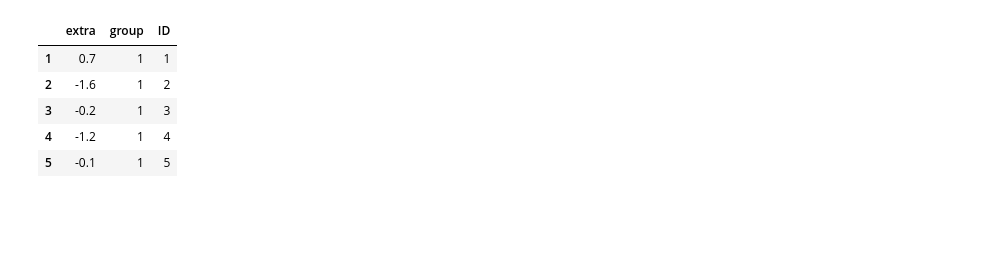
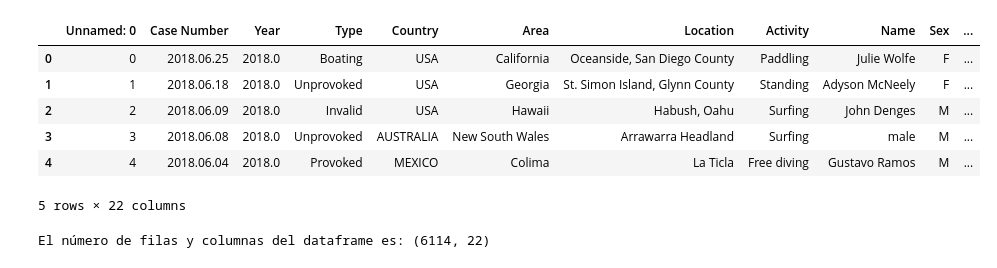
Before and after one commit to Adalab/DA-promo-A-module-2-pairprog-1-pair-3-Alicia-Olivia, a Jupyter notebook: PANDAS/Pair_Programming_Pandas3.ipynb, the cells around one changed output. Saved outputs shown, nothing was run; the diff lists cells and outputs as text; code cells hidden in the pictures; blank space fills up the shorter version.

```diff
--- a/PANDAS/Pair_Programming_Pandas3.ipynb
+++ b/PANDAS/Pair_Programming_Pandas3.ipynb
@@ -1,14 +1,21 @@
 # %%
 from pydataset import data
 import pandas as pd
 
 #Ejercicio 1 - Cargamos el dataset
 
-df_csv = pd.read_csv("datos/jobs.csv")
+df_csv = pd.read_csv("attacks.csv")
+df_csv.head()
 # %% [output]
-|  | extra | group | ID |
-| 1 | 0.7 | 1 | 1 |
-| 2 | -1.6 | 1 | 2 |
-| 3 | -0.2 | 1 | 3 |
-| 4 | -1.2 | 1 | 4 |
-| 5 | -0.1 | 1 | 5 |
+|  | Unnamed: 0 | Case Number | Year | Type | Country | Area | Location | Activity | Name | Sex | ... |
+| 0 | 0 | 2018.06.25 | 2018.0 | Boating | USA | California | Oceanside, San Diego County | Paddling | Julie Wolfe | F | ... |
+| 1 | 1 | 2018.06.18 | 2018.0 | Unprovoked | USA | Georgia | St. Simon Island, Glynn County | Standing | Adyson McNeely | F | ... |
+| 2 | 2 | 2018.06.09 | 2018.0 | Invalid | USA | Hawaii | Habush, Oahu | Surfing | John Denges | M | ... |
+| 3 | 3 | 2018.06.08 | 2018.0 | Unprovoked | AUSTRALIA | New South Wales | Arrawarra Headland | Surfing | male | M | ... |
+| 4 | 4 | 2018.06.04 | 2018.0 | Provoked | MEXICO | Colima | La Ticla | Free diving | Gustavo Ramos | M | ... |
+5 rows × 22 columns
+# %%
+#Ej2_1
+print('El número de filas y columnas del dataframe es:', df_csv.shape)
+# %% [output]
+El número de filas y columnas del dataframe es: (6114, 22)
```
Also changed, not shown: parts of 7 cells of this notebook.
